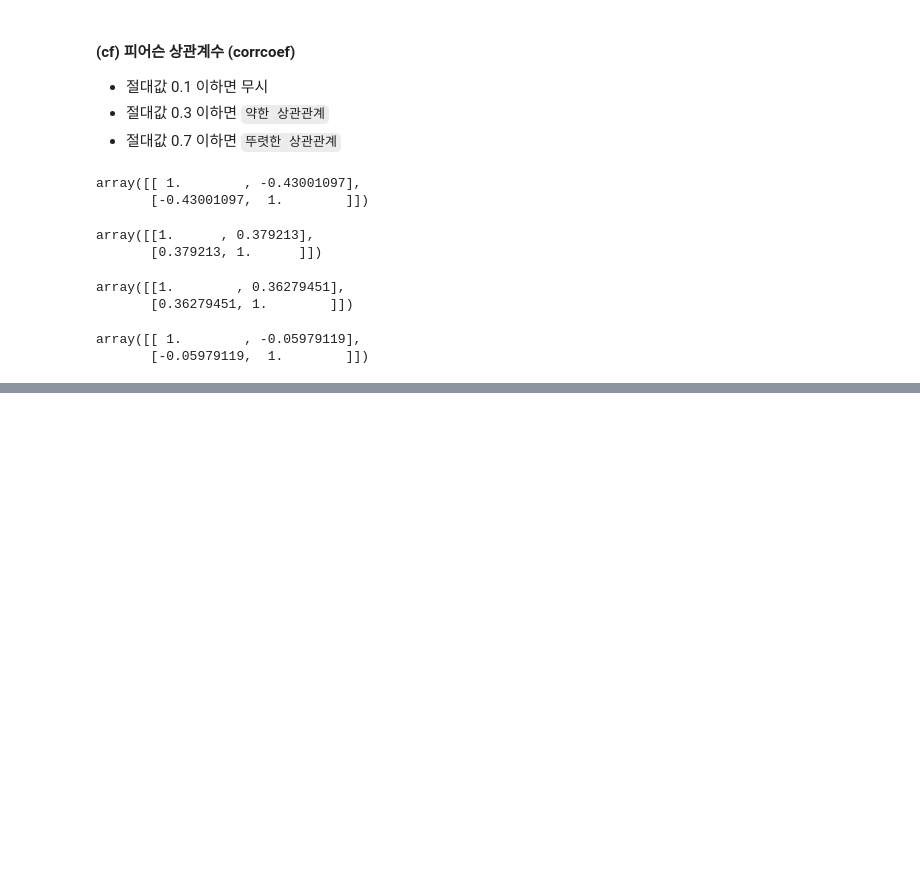
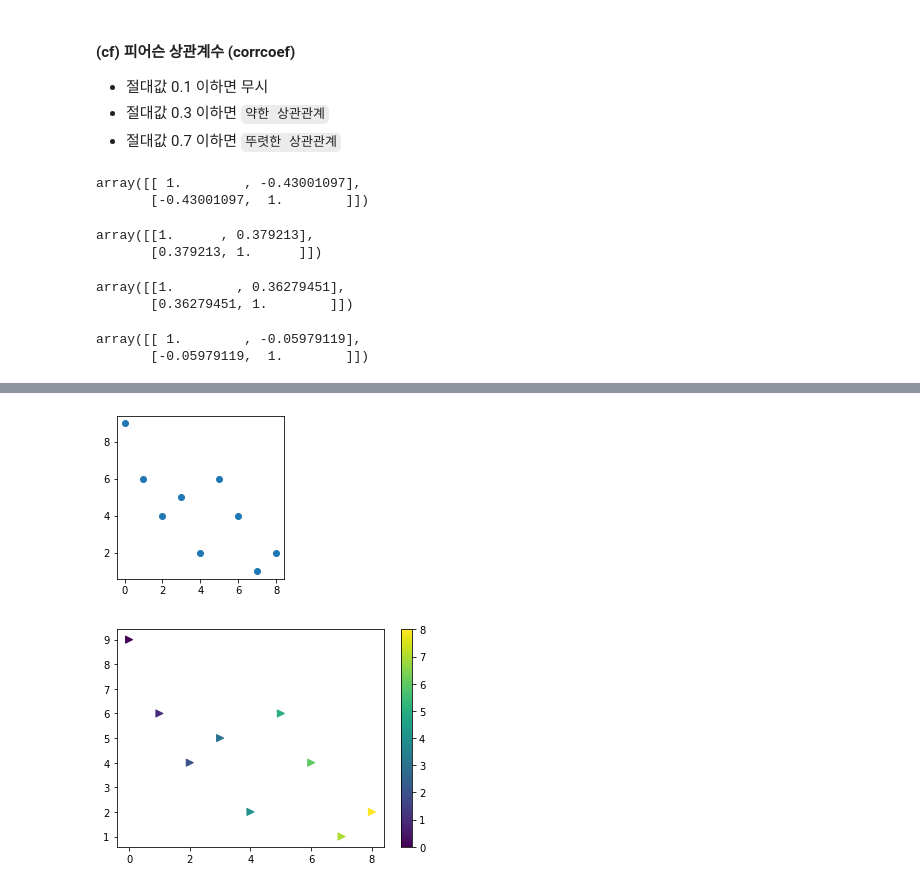
Before and after one commit to totoro2048/ksa_python_datascience, a Jupyter notebook: DataScience/source_code/[Day 1-2] 서울시 CCTV 현황 분석.ipynb, the cells around one changed output, grey strips where cells are left out. Drawn from its saved outputs; the diff is of its cells as text; code cells hidden in the pictures; blank space fills up the shorter version.

```diff
--- a/DataScience/source_code/[Day 1-2] 서울시 CCTV 현황 분석.ipynb
+++ b/DataScience/source_code/[Day 1-2] 서울시 CCTV 현황 분석.ipynb
@@ -289,0 +343,14 @@ data_result.to_csv('../data/01. cctv_population_result',
+# %%
+## scatter
+t = np.array([0,1,2,3,4,5,6,7,8])
+y = np.array([9,6,4,5,2,6,4,1,2])
+plt.figure(figsize=(3,3))
+plt.scatter(t, y)
+plt.show()
+
+plt.scatter(t, y, s=50, c=t, marker='>')
+plt.colorbar()
+plt.show()
+# %% [output]
+[figure, added]
+[figure, added]
```
Also changed, not shown: parts of 19 cells of this notebook.
